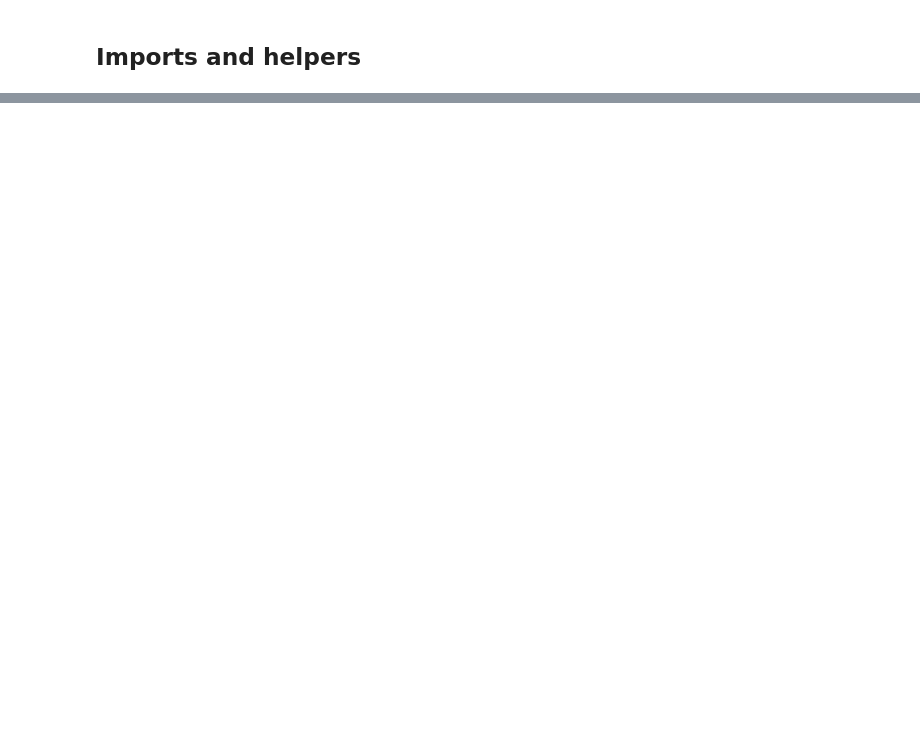
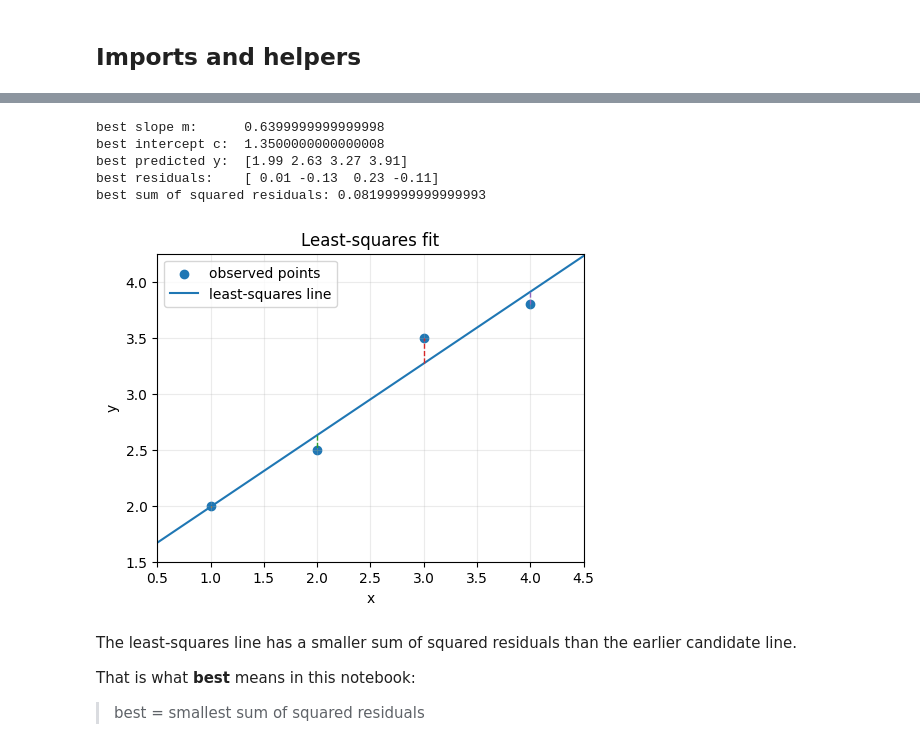
Before and after one commit to AnthonyPWatts/imperial-ai-coursework, a Jupyter notebook: maths-refresh/06-intro-to-least-squares.ipynb, the cells around one changed output, grey strips where cells are left out. Saved outputs shown, nothing was run; the diff lists cells and outputs as text; code cells hidden in the pictures; blank space fills up the shorter version.

```diff
--- a/maths-refresh/06-intro-to-least-squares.ipynb
+++ b/maths-refresh/06-intro-to-least-squares.ipynb
@@ -356,0 +210,19 @@ The main idea is:
+# %%
+# This is only a learning demonstration, not the real method.
+candidate_slopes = np.linspace(0.0, 1.2, 7)
+candidate_intercepts = np.linspace(0.0, 2.0, 6)
+
+best_score = np.inf
+best_candidate = None
+
+for m in candidate_slopes:
+    for c in candidate_intercepts:
+        predicted = predict_line(x, m, c)
+        score = sum_squared_residuals(y, predicted)
+
+        if score < best_score:
+            best_score = score
+            best_candidate = (m, c)
+
+print("best grid candidate (m, c):", best_candidate)
+print("best grid score:", best_score)
@@ -356,0 +246,38 @@ The main idea is:
+# %%
+best_m, best_c = np.polyfit(x, y, deg=1)
+
+best_y = predict_line(x, best_m, best_c)
+best_residuals = y - best_y
+best_ssr = sum_squared_residuals(y, best_y)
+
+print("best slope m:     ", best_m)
+print("best intercept c: ", best_c)
+print("best predicted y: ", best_y)
+print("best residuals:   ", best_residuals)
+print("best sum of squared residuals:", best_ssr)
+# %% [output]
+best slope m:      0.6399999999999998
+best intercept c:  1.3500000000000008
+best predicted y:  [1.99 2.63 3.27 3.91]
+best residuals:    [ 0.01 -0.13  0.23 -0.11]
+best sum of squared residuals: 0.08199999999999993
+# %%
+best_line_y = predict_line(line_x, best_m, best_c)
+
+fig, ax = setup_plot("Least-squares fit")
+ax.scatter(x, y, label="observed points")
+ax.plot(line_x, best_line_y, label="least-squares line")
+
+for xi, actual, predicted in zip(x, y, best_y):
+    ax.plot([xi, xi], [predicted, actual], linestyle="--", linewidth=1)
+
+ax.legend()
+plt.show()
+# %% [output]
+[figure, added]
+# %% [markdown]
+The least-squares line has a smaller sum of squared residuals than the earlier candidate line.
+
+That is what **best** means in this notebook:
+
+> best = smallest sum of squared residuals
```
Also changed, not shown: parts of 68 cells of this notebook, 9 other files.
